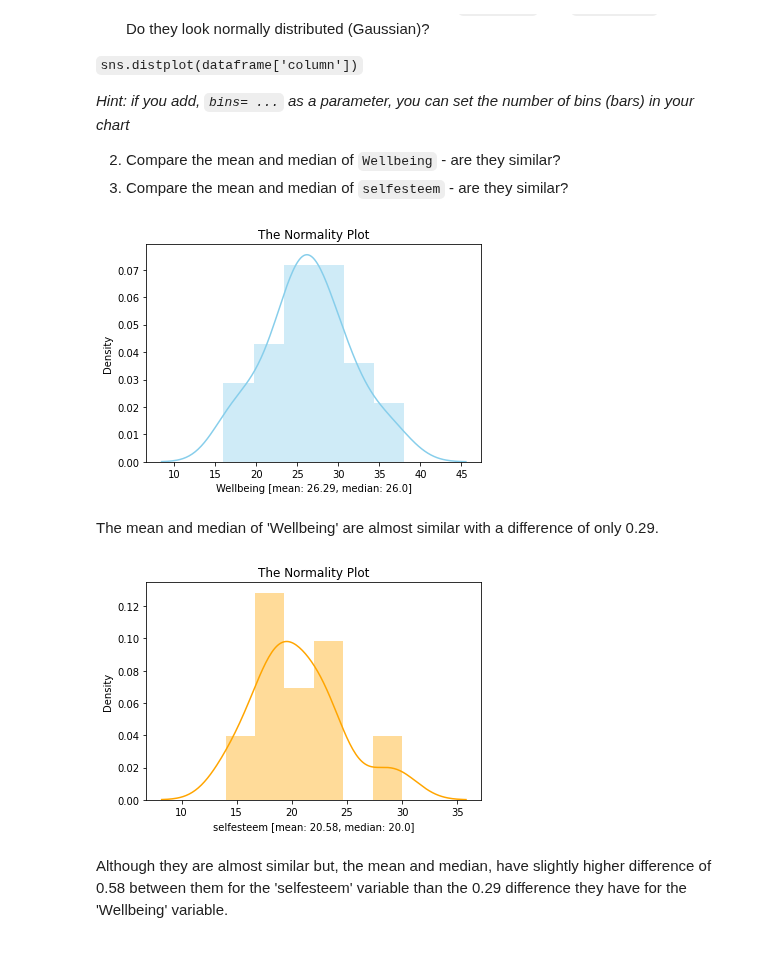
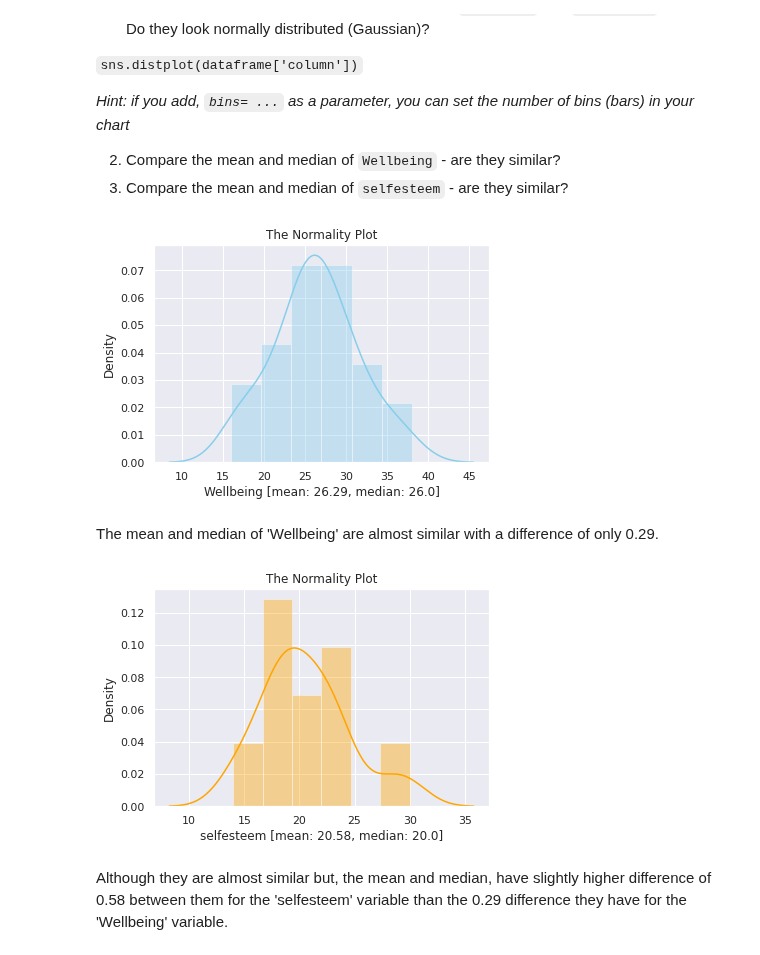
Before and after one commit to Imran-Github22/Imran-Farooqui, a Jupyter notebook: 8_2_Correlation_exercises.ipynb, the cells around one changed output. Drawn from its saved outputs; the diff is of its cells as text; code cells hidden in the pictures.

```diff
--- a/8_2_Correlation_exercises.ipynb
+++ b/8_2_Correlation_exercises.ipynb
@@ -281,23 +281,26 @@ Linear regressions assume that the data is normally distributed (Gaussian) and t
 # %%
 from seaborn.palettes import color_palette
 def show_distplot(df, column, color='skyblue'):
   import seaborn as sns
   mean_v = round(df[column].mean(),2)
   median_v = round(df[column].median(), 2)
   xlabel = column + f' [mean: {mean_v}, median: {median_v}]'
+  sns.set_theme(style="darkgrid")
+  #chart = sns.displot(df, binwidth=3, height=5)
   chart = sns.distplot(df[column], axlabel=xlabel, color=color)
   chart.set_title('The Normality Plot')
 
-show_distplot(df_normal, 'Wellbeing')
+well_esteem_df = df_normal[['Wellbeing', 'selfesteem']]
+show_distplot(well_esteem_df, 'Wellbeing')
 # %% [output]
-[figure, old version]
+[figure, new version]
 # %% [markdown]
 The mean and median of 'Wellbeing' are almost similar with a difference of only 0.29.
 # %%
 
 show_distplot(df_normal, 'selfesteem', 'orange')
 # %% [output]
-[figure, old version]
+[figure, new version]
 # %% [markdown]
 Although they are almost similar but, the mean and median, have slightly higher difference of 0.58 between them for the 'selfesteem' variable than the 0.29 difference they have for the 'Wellbeing' variable.
 # %% [markdown]
```
